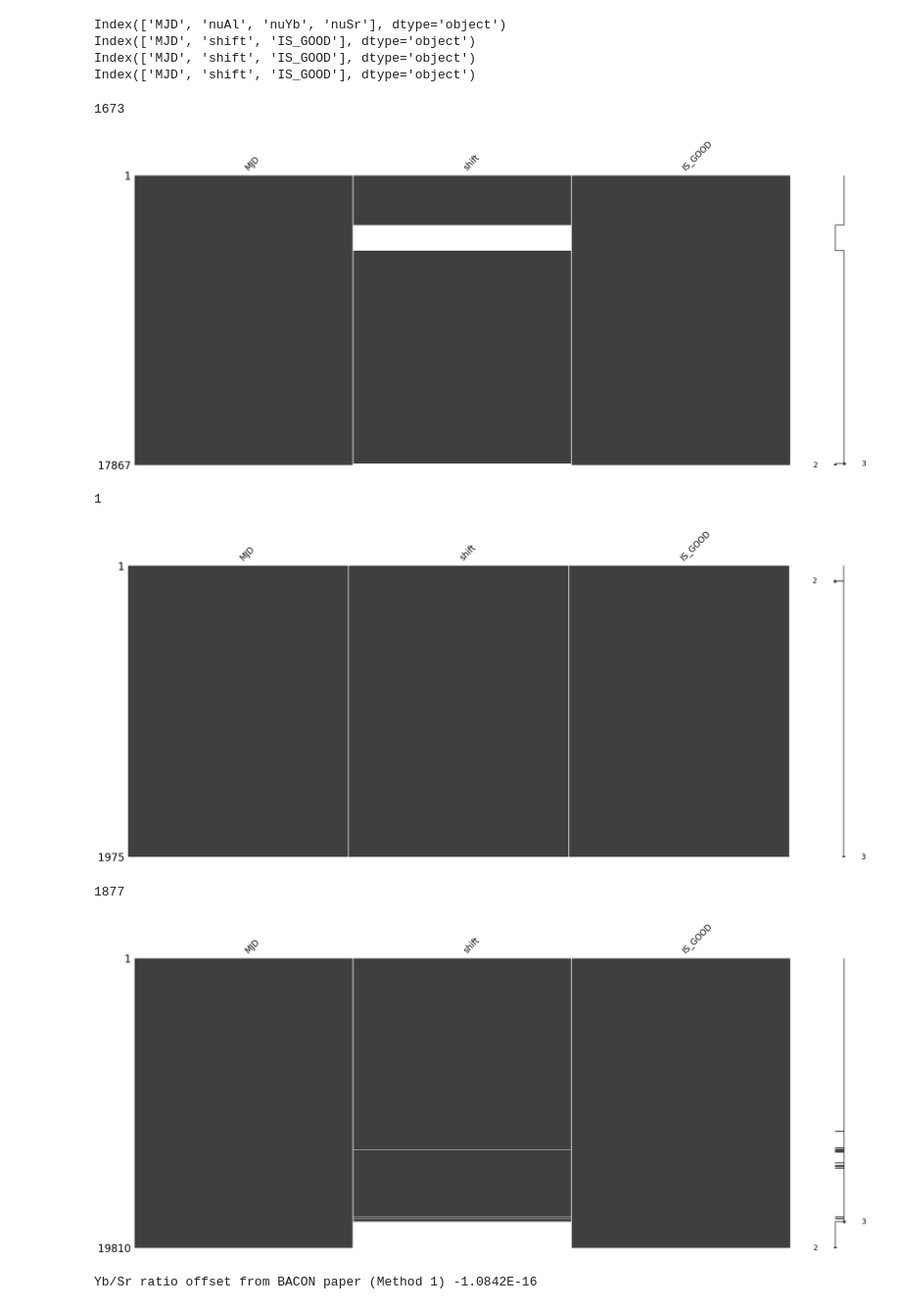
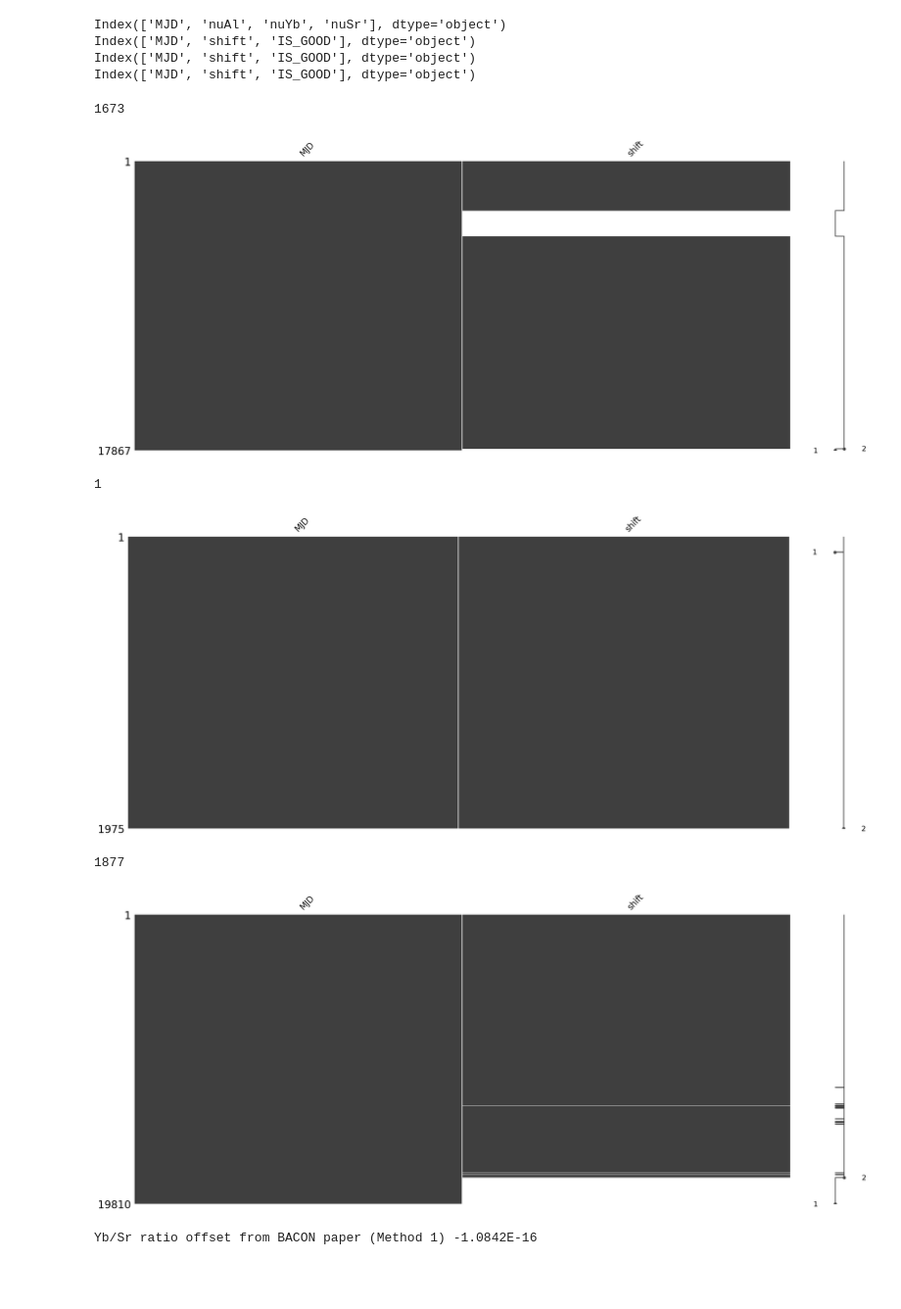
Before and after one commit to caitberry/atomic-clock, a Jupyter notebook: st-interp/three_clocks/three-clock-imputation.ipynb, the cells around one changed output. Shown at 98% size. Saved outputs shown, nothing was run; the diff lists cells and outputs as text; code cells hidden in the pictures; blank space fills up the shorter version.

Commit message:
edit missingno plots for readability

```diff
--- a/st-interp/three_clocks/three-clock-imputation.ipynb
+++ b/st-interp/three_clocks/three-clock-imputation.ipynb
@@ -245,30 +245,33 @@ Index(['MJD', 'shift', 'IS_GOOD'], dtype='object')
 # %%
 ## Visualize gaps in data before imputing
 ##Note: first install missingno package into myenv via terminal
 ## cd ~/anaconda3/envs/myenv
 ## pip install missingno
+
 import missingno as msno
+atts = ["MJD", "shift"]
+
 miss_inx_Al = pd.isnull(shift_data_Al["shift"])
 print(miss_inx_Al.sum())
-msno.matrix(shift_data_Al)
+msno.matrix(shift_data_Al[atts])
 plt.show()
 
 miss_inx_Sr = pd.isnull(shift_data_Sr["shift"])
 print(miss_inx_Sr.sum())
-msno.matrix(shift_data_Sr)
+msno.matrix(shift_data_Sr[atts])
 plt.show()
 
 miss_inx_Yb = pd.isnull(shift_data_Yb["shift"])
 print(miss_inx_Yb.sum())
-msno.matrix(shift_data_Yb)
+msno.matrix(shift_data_Yb[atts])
 plt.show()
 # %% [output]
 1673
-[figure, old version]
+[figure, new version]
 1
-[figure, old version]
+[figure, new version]
 1877
-[figure, old version]
+[figure, new version]
 # %%
 ################################################################################
 #########################  Interpolation techniques  ###########################
```
